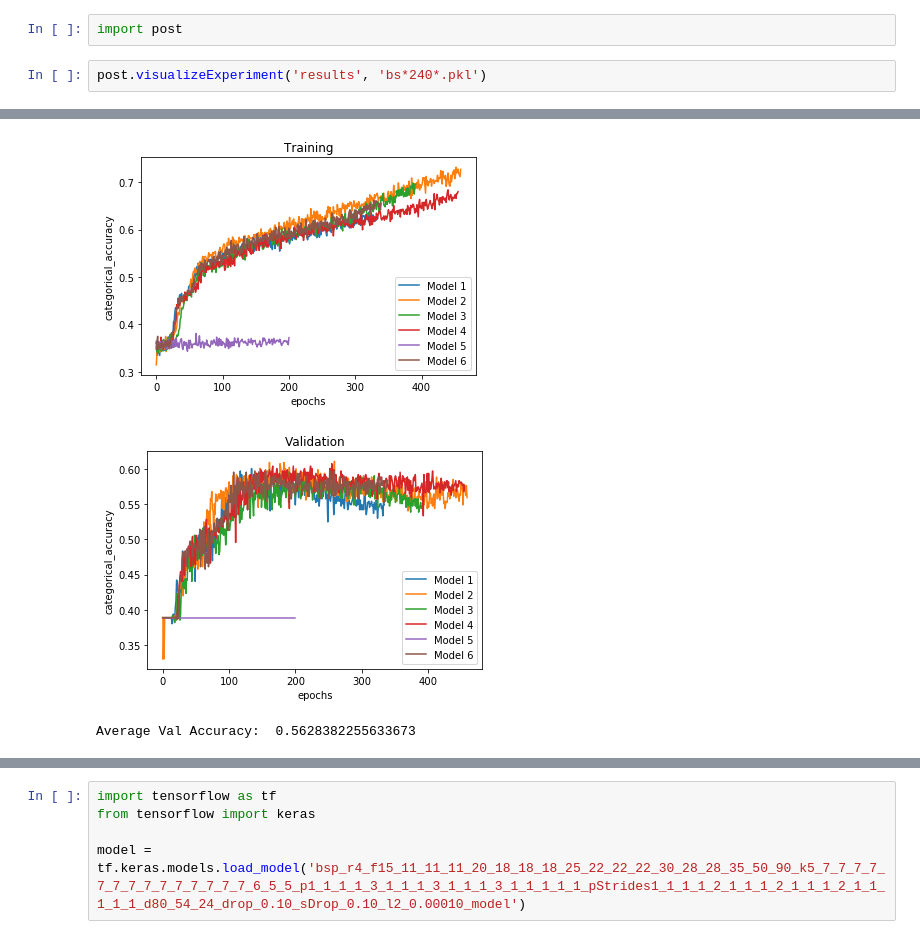
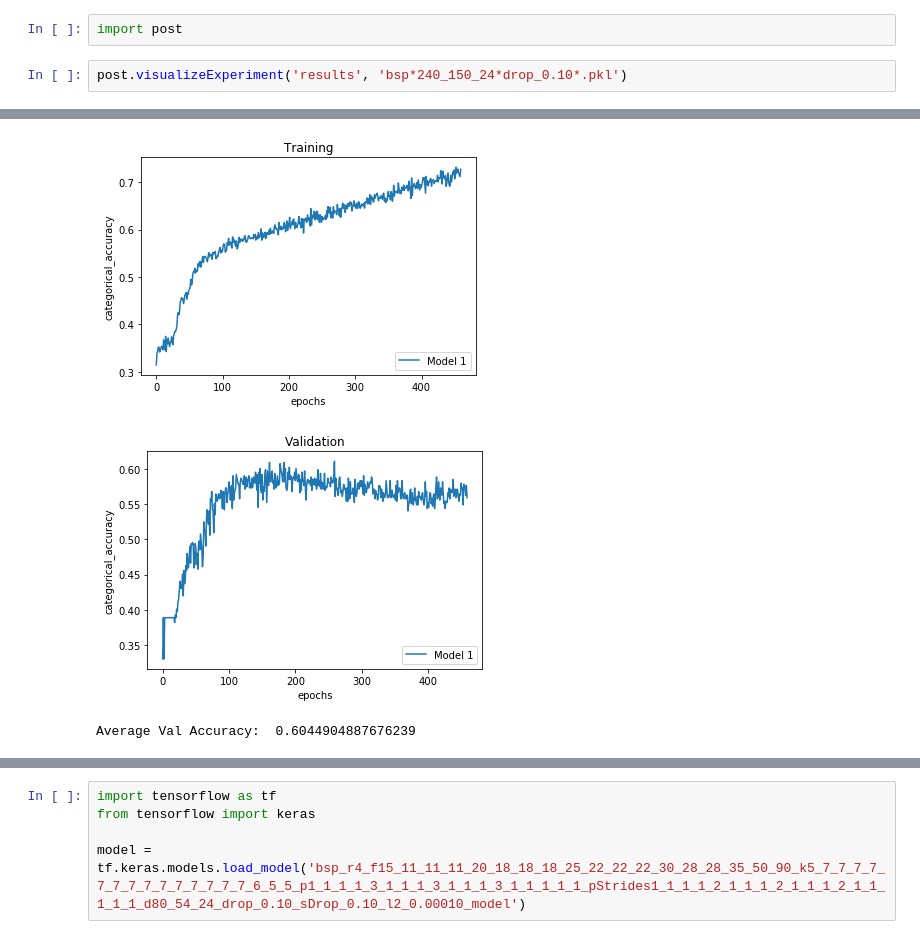
Before and after one commit to RezaTorbati/HonorsThesis, a Jupyter notebook: post.ipynb, the cells around one changed output, grey strips where cells are left out. Saved outputs shown, nothing was run; the diff lists cells and outputs as text.

```diff
--- a/post.ipynb
+++ b/post.ipynb
@@ -1,5 +1,5 @@
 # %%
 import post
 # %%
-post.visualizeExperiment('results', 'bs*240*.pkl')
+post.visualizeExperiment('results', 'bsp*240_150_24*drop_0.10*.pkl')
 # %% [output]
@@ -18,4 +7,4 @@ Namespace(batchSize=None, dense=[240, 150, 36], dropout=0.1, epochs=5000, exp='b
-[figure, old version]
+[figure, new version]
-[figure, old version]
+[figure, new version]
-Average Val Accuracy:  0.5628382255633673
+Average Val Accuracy:  0.6044904887676239
 # %%
```
Also changed, not shown: parts of 2 cells of this notebook, 10 other files.
